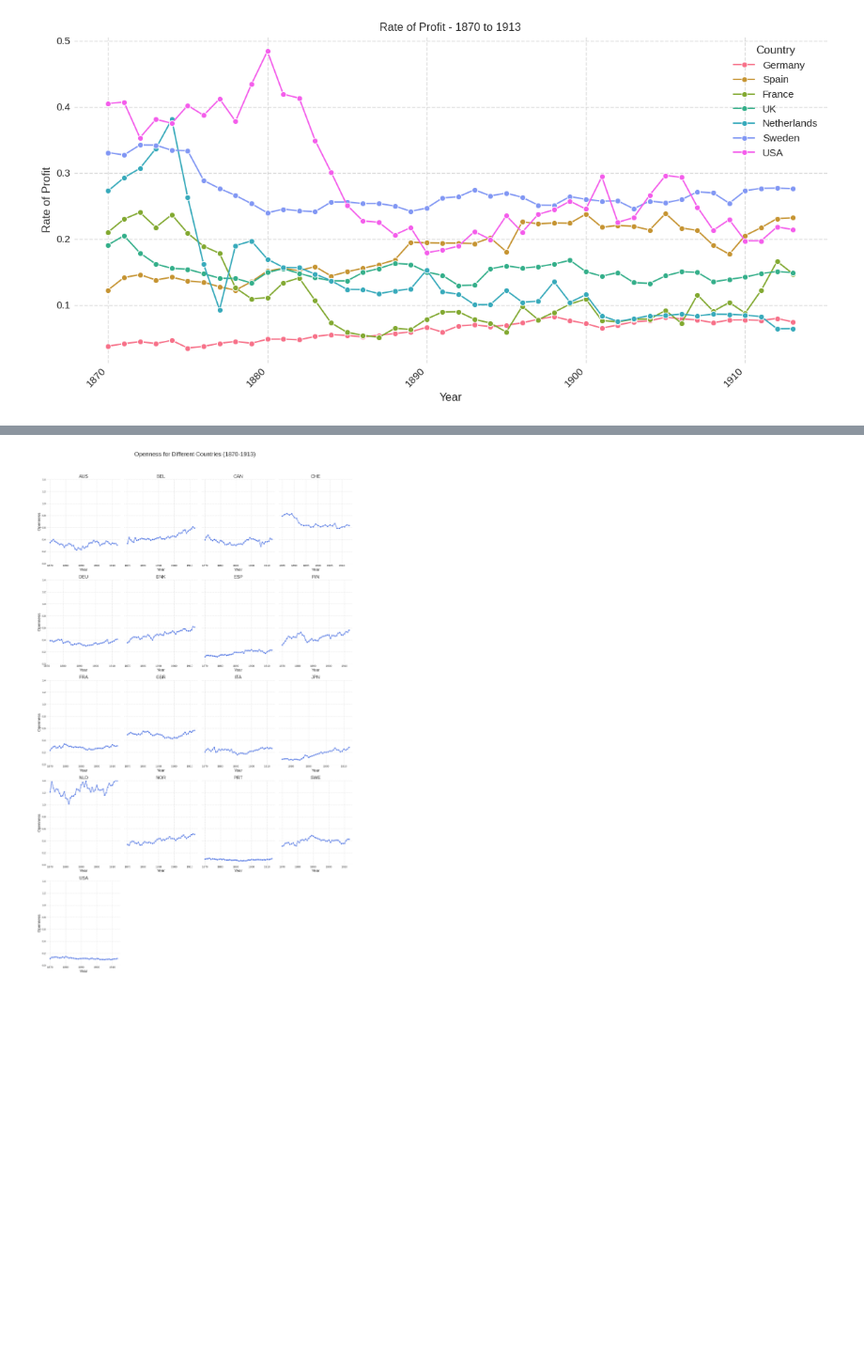
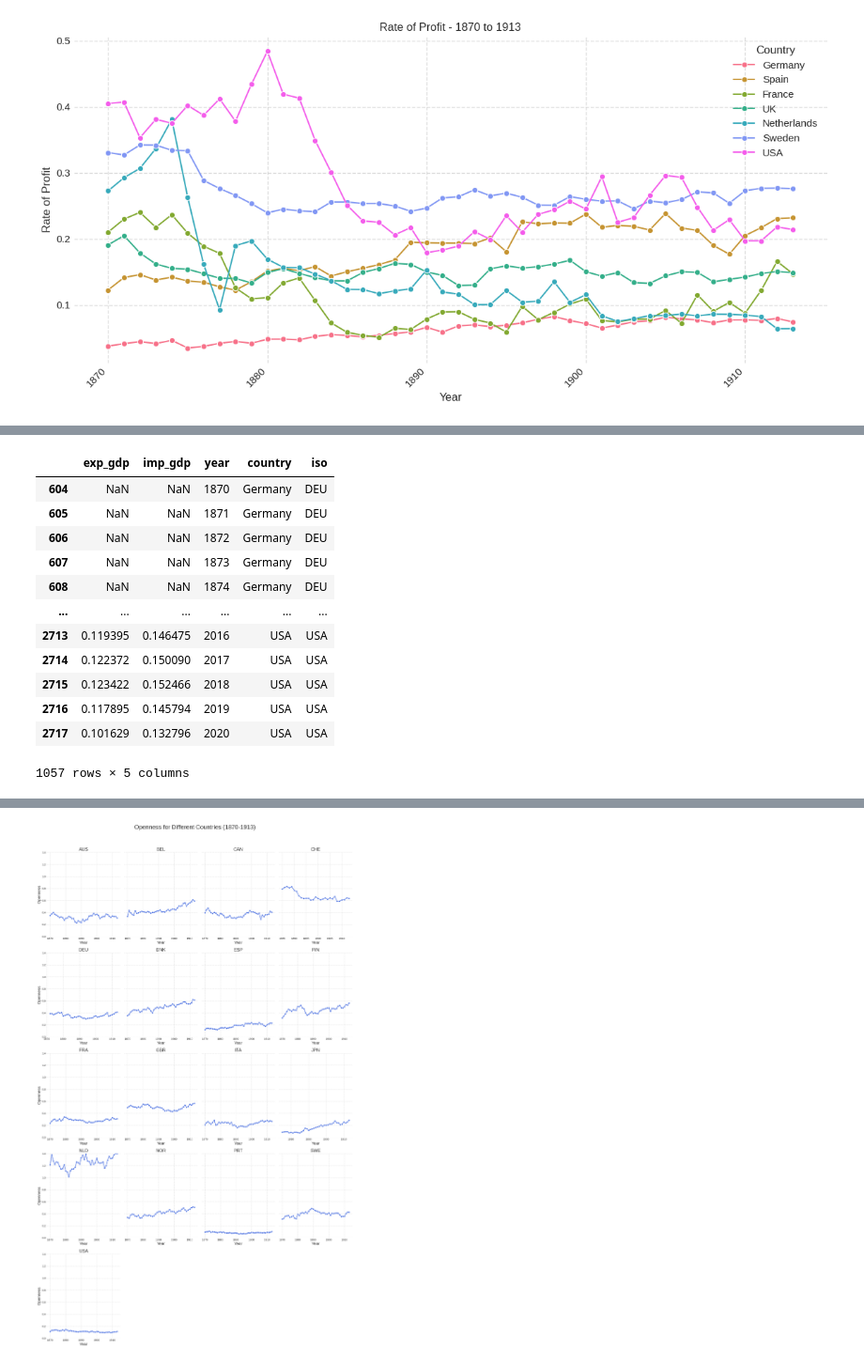
Before and after one commit to kabeerbora/1st_global, a Jupyter notebook: 1st_global.ipynb, the cells around one changed output, grey strips where cells are left out. Shown at 94% size. Saved outputs shown, nothing was run; the diff lists cells and outputs as text; code cells hidden in the pictures; blank space fills up the shorter version.

```diff
--- a/1st_global.ipynb
+++ b/1st_global.ipynb
@@ -70,0 +77,18 @@ df_open
+# %%
+iso_list = ['DEU', 'ESP', 'FRA','GBR','NLD','SWE', 'USA']
+df_open = df_open[df_open['iso'].isin(iso_list)]
+df_open
+# %% [output]
+|  | exp_gdp | imp_gdp | year | country | iso |
+| 604 | NaN | NaN | 1870 | Germany | DEU |
+| 605 | NaN | NaN | 1871 | Germany | DEU |
+| 606 | NaN | NaN | 1872 | Germany | DEU |
+| 607 | NaN | NaN | 1873 | Germany | DEU |
+| 608 | NaN | NaN | 1874 | Germany | DEU |
+| ... | ... | ... | ... | ... | ... |
+| 2713 | 0.119395 | 0.146475 | 2016 | USA | USA |
+| 2714 | 0.122372 | 0.150090 | 2017 | USA | USA |
+| 2715 | 0.123422 | 0.152466 | 2018 | USA | USA |
+| 2716 | 0.117895 | 0.145794 | 2019 | USA | USA |
+| 2717 | 0.101629 | 0.132796 | 2020 | USA | USA |
+1057 rows × 5 columns
```
Also changed, not shown: parts of 10 cells of this notebook.
